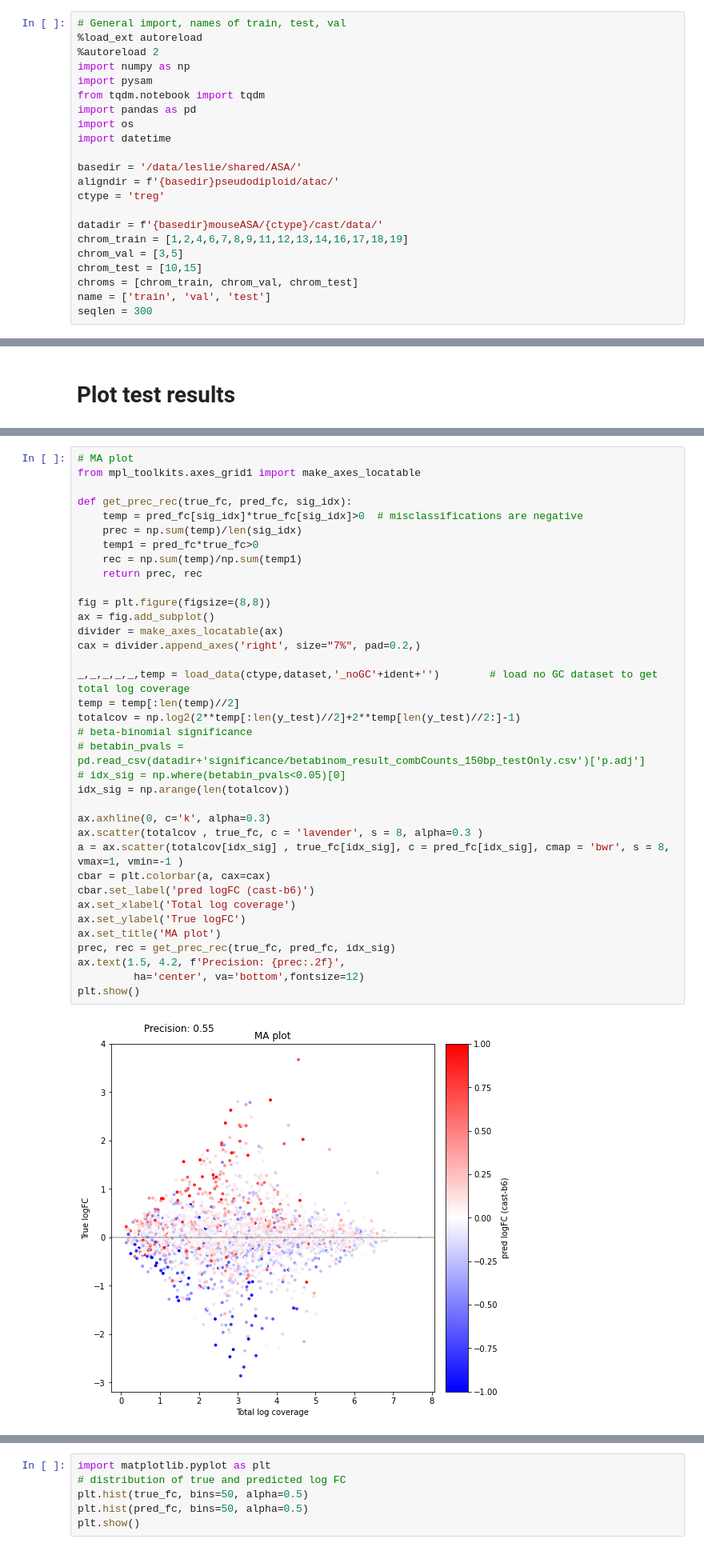
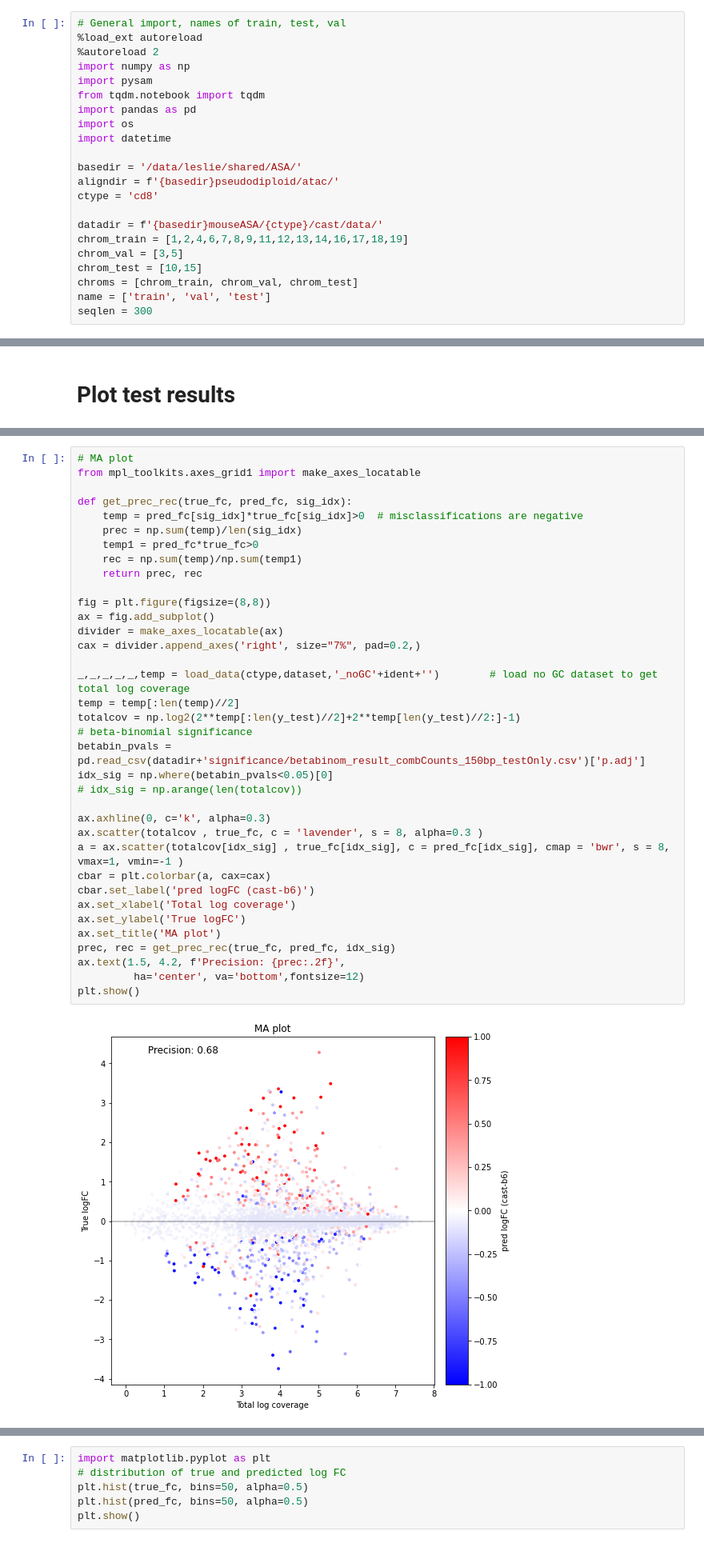
Before and after one commit to adityasinha379/mouseASA, a Jupyter notebook: scripts/analysis_alleleScan.ipynb, the cells around one changed output, grey strips where cells are left out. Shown at 80% size. Drawn from its saved outputs; the diff is of its cells as text.

```diff
--- a/scripts/analysis_alleleScan.ipynb
+++ b/scripts/analysis_alleleScan.ipynb
@@ -11,7 +11,7 @@ import datetime
 
 basedir = '/data/leslie/shared/ASA/'
 aligndir = f'{basedir}pseudodiploid/atac/'
-ctype = 'treg'
+ctype = 'cd8'
 
 datadir = f'{basedir}mouseASA/{ctype}/cast/data/'
 chrom_train = [1,2,4,6,7,8,9,11,12,13,14,16,17,18,19]
@@ -80,37 +80,37 @@ from mpl_toolkits.axes_grid1 import make_axes_locatable
 def get_prec_rec(true_fc, pred_fc, sig_idx):
     temp = pred_fc[sig_idx]*true_fc[sig_idx]>0  # misclassifications are negative
     prec = np.sum(temp)/len(sig_idx)
     temp1 = pred_fc*true_fc>0
     rec = np.sum(temp)/np.sum(temp1)
     return prec, rec
 
 fig = plt.figure(figsize=(8,8))
 ax = fig.add_subplot()
 divider = make_axes_locatable(ax)
 cax = divider.append_axes('right', size="7%", pad=0.2,)
 
 _,_,_,_,_,temp = load_data(ctype,dataset,'_noGC'+ident+'')        # load no GC dataset to get total log coverage
 temp = temp[:len(temp)//2]
 totalcov = np.log2(2**temp[:len(y_test)//2]+2**temp[len(y_test)//2:]-1)
 # beta-binomial significance
-# betabin_pvals = pd.read_csv(datadir+'significance/betabinom_result_combCounts_150bp_testOnly.csv')['p.adj']
-# idx_sig = np.where(betabin_pvals<0.05)[0]
-idx_sig = np.arange(len(totalcov))
+betabin_pvals = pd.read_csv(datadir+'significance/betabinom_result_combCounts_150bp_testOnly.csv')['p.adj']
+idx_sig = np.where(betabin_pvals<0.05)[0]
+# idx_sig = np.arange(len(totalcov))
 
 ax.axhline(0, c='k', alpha=0.3)
 ax.scatter(totalcov , true_fc, c = 'lavender', s = 8, alpha=0.3 )
 a = ax.scatter(totalcov[idx_sig] , true_fc[idx_sig], c = pred_fc[idx_sig], cmap = 'bwr', s = 8, vmax=1, vmin=-1 )
 cbar = plt.colorbar(a, cax=cax)
 cbar.set_label('pred logFC (cast-b6)')
 ax.set_xlabel('Total log coverage')
 ax.set_ylabel('True logFC')
 ax.set_title('MA plot')
 prec, rec = get_prec_rec(true_fc, pred_fc, idx_sig)
 ax.text(1.5, 4.2, f'Precision: {prec:.2f}',
          ha='center', va='bottom',fontsize=12)
 plt.show()
 # %% [output]
-[figure, old version]
+[figure, new version]
 # %%
 # Allele Specific predictions plot:
 from mpl_toolkits.axes_grid1 import make_axes_locatable
```
Also changed, not shown: parts of 6 cells of this notebook, 9 other files.
